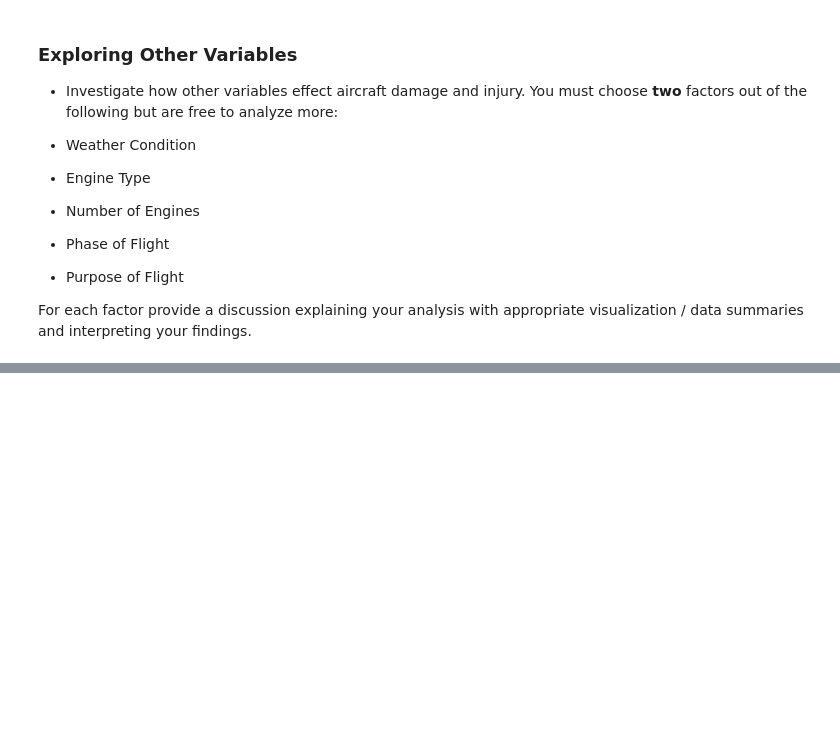
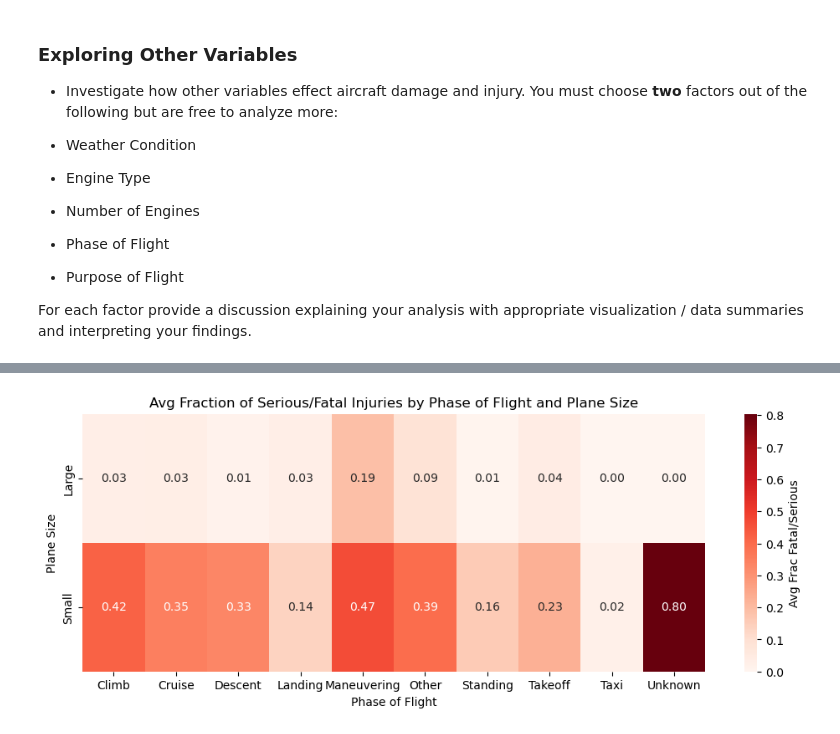
Before and after one commit to alpogi2dmax/dsc-course0-m8-lab, a Jupyter notebook: Aviation_Accidents_Data_Analysis.ipynb, the cells around one changed output, grey strips where cells are left out. Saved outputs shown, nothing was run; the diff lists cells and outputs as text; code cells hidden in the pictures; blank space fills up the shorter version.

```diff
--- a/Aviation_Accidents_Data_Analysis.ipynb
+++ b/Aviation_Accidents_Data_Analysis.ipynb
@@ -299,0 +479,8 @@ For each factor provide a discussion explaining your analysis with appropriate v
+# %%
+phase_summary = aviation_df.groupby(['Phase.Clean', 'PlaneSize']).agg(
+    Num_Accidents=('Phase.Clean', 'count'),
+    Avg_Frac_Fatal_Serious=('Frac.Fatal.Serious', 'mean'),
+    Avg_Destruction_Rate=('destroyed', 'mean')
+).reset_index()
+
+phase_summary
@@ -299,0 +505,21 @@ For each factor provide a discussion explaining your analysis with appropriate v
+# %%
+heatmap_phase = phase_summary.pivot(
+    index='PlaneSize',
+    columns='Phase.Clean',
+    values='Avg_Frac_Fatal_Serious'
+)
+
+plt.figure(figsize=(12,4))
+sns.heatmap(
+    heatmap_phase,
+    annot=True,      # Show numbers in cells
+    fmt=".2f",
+    cmap="Reds",     # Color intensity indicates severity
+    cbar_kws={'label':'Avg Frac Fatal/Serious'}
+)
+plt.title('Avg Fraction of Serious/Fatal Injuries by Phase of Flight and Plane Size')
+plt.ylabel('Plane Size')
+plt.xlabel('Phase of Flight')
+plt.show()
+# %% [output]
+[figure, added]
```
Also changed, not shown: parts of 12 cells of this notebook, 1 other file.
